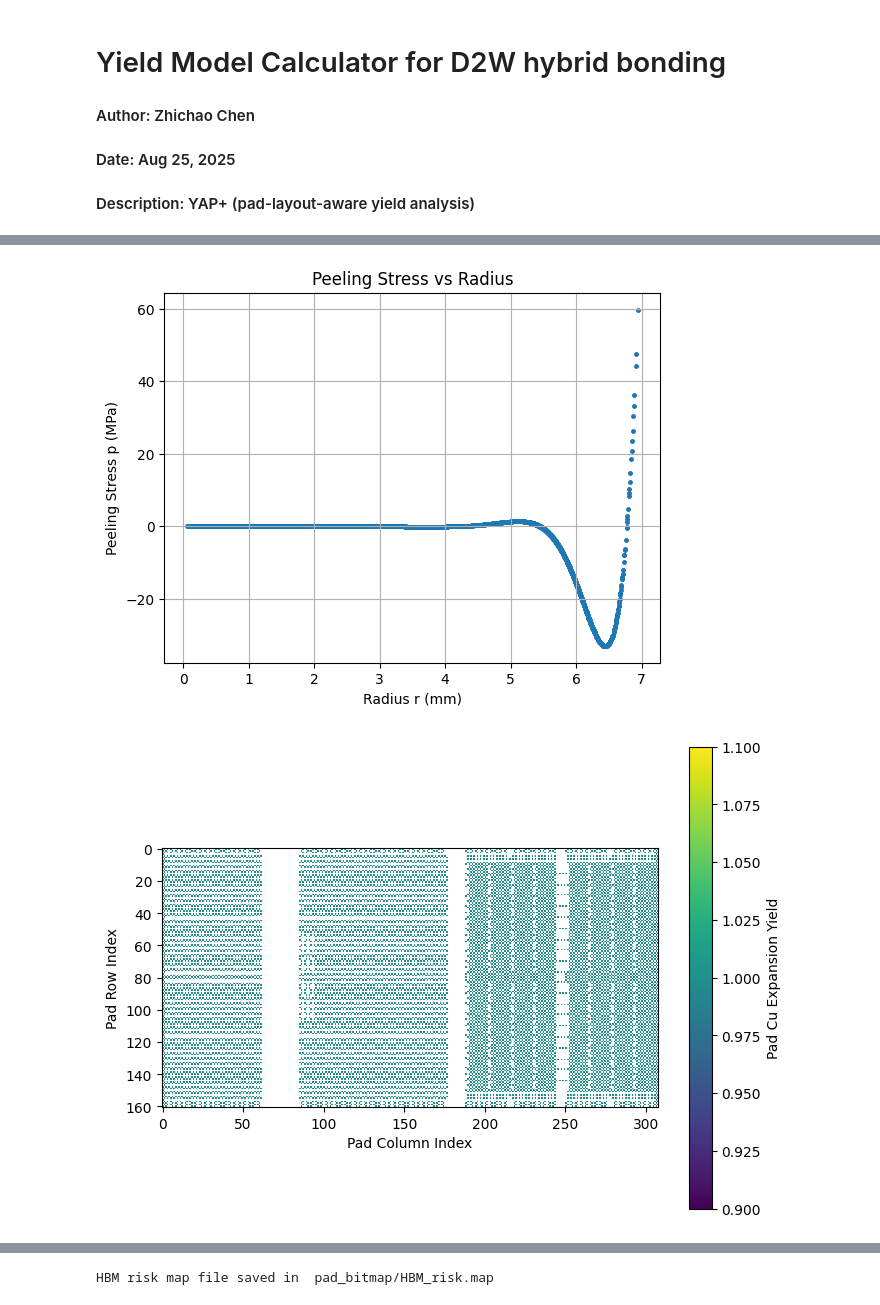
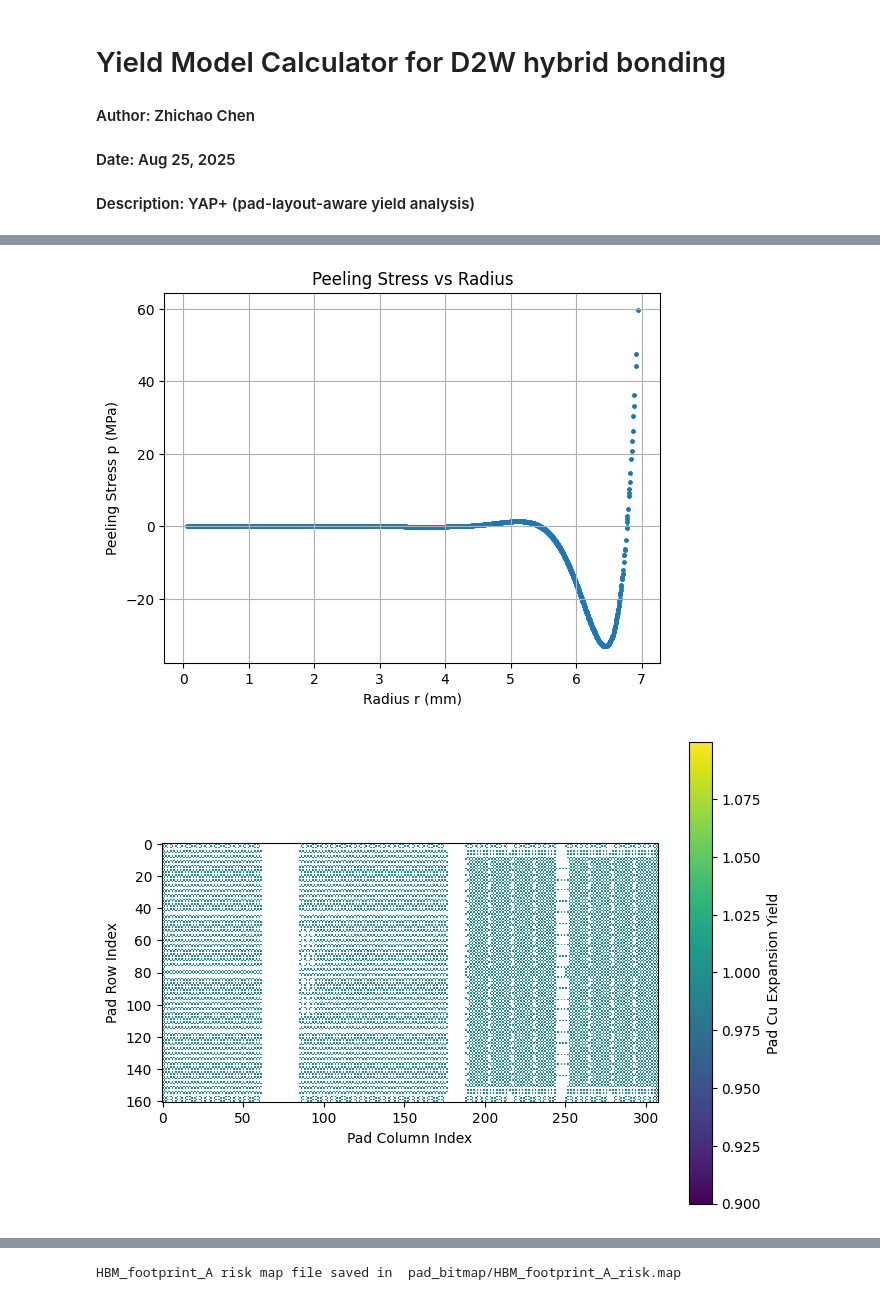
Before and after one commit to nanocad-lab/YAP, a Jupyter notebook: D2W/calculator_main.ipynb, the cells around one changed output, grey strips where cells are left out. Drawn from its saved outputs; the diff is of its cells as text; code cells hidden in the pictures.

```diff
--- a/D2W/calculator_main.ipynb
+++ b/D2W/calculator_main.ipynb
@@ -84,7 +87,7 @@ def plot_bmap_layout(bmap_path, y_tol=5.0, x_tol=5.0):
 plot_bmap_layout('pad_bitmap/HBM_footprint_A.bmap', y_tol=5.0, x_tol=5.0)
 # %%
 # Load configuration
-cfg = load_modeling_config(path='configs/HBM_footprint_A.yaml',
+cfg = load_modeling_config(path='configs/HBM_footprint_A_config.yaml',
                      mode='d2w_modeling',
                      debug=False)
 
@@ -139,3 +142,3 @@ Defect yield calculation took 0.31 seconds
 [figure]
-[figure, old version]
+[figure, new version]
 [figure]
@@ -145 +148 @@ Overall pad bonding yield min: 0.999964, max: 0.999965
-HBM risk map file saved in  pad_bitmap/HBM_risk.map
+HBM_footprint_A risk map file saved in  pad_bitmap/HBM_footprint_A_risk.map
```
Also changed, not shown: parts of 2 cells of this notebook, 6 other files.
